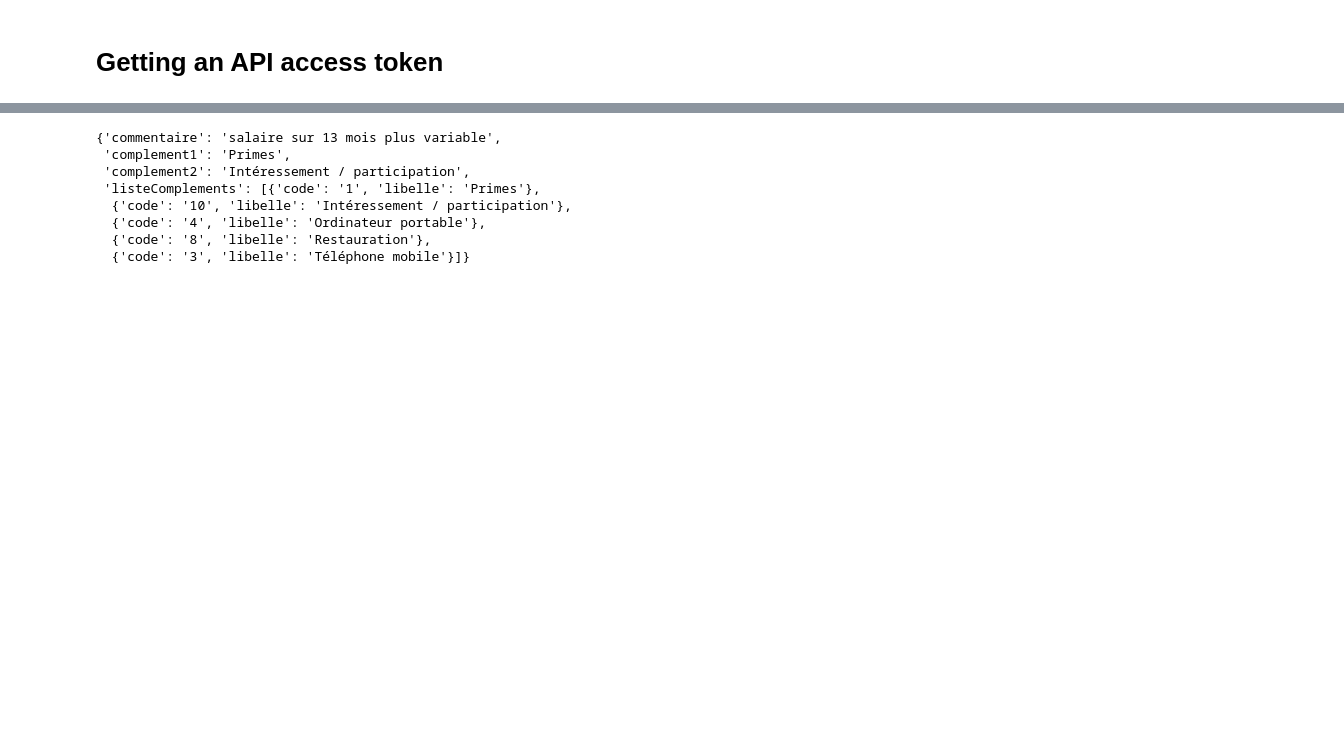
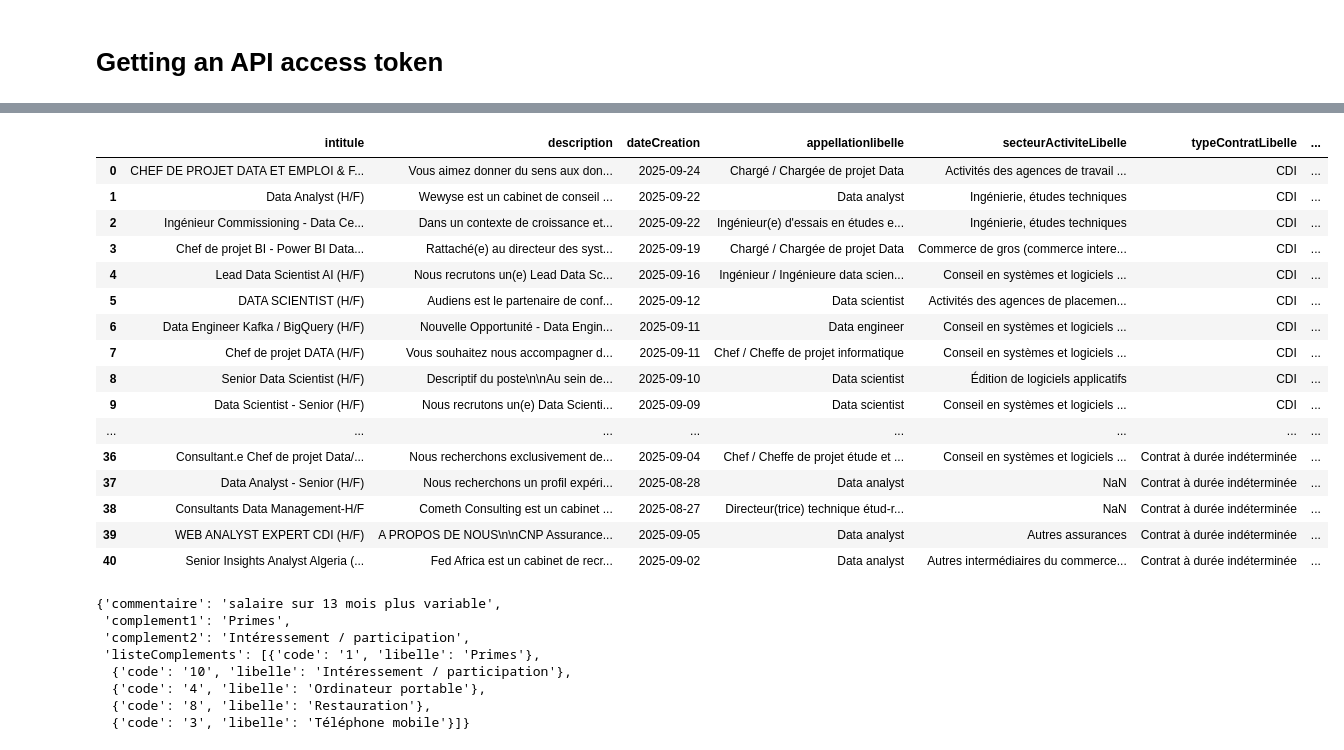
Before and after one commit to highxsky/airflow_project, a Jupyter notebook: airflow_dag.ipynb, the cells around one changed output, grey strips where cells are left out. Saved outputs shown, nothing was run; the diff lists cells and outputs as text; code cells hidden in the pictures; blank space fills up the shorter version.

```diff
--- a/airflow_dag.ipynb
+++ b/airflow_dag.ipynb
@@ -132,6 +139,26 @@ offres_df["dateCreation"] = pd.to_datetime(offres_df["dateCreation"]).dt.date
 
 # get the max creation date for offers
 max_date = offres_df["dateCreation"].max()
+# %%
+offres_df
+# %% [output]
+|  | intitule | description | dateCreation | appellationlibelle | secteurActiviteLibelle | typeContratLibelle | ... |
+| 0 | CHEF DE PROJET DATA ET EMPLOI & F... | Vous aimez donner du sens aux don... | 2025-09-24 | Chargé / Chargée de projet Data | Activités des agences de travail ... | CDI | ... |
+| 1 | Data Analyst (H/F) | Wewyse est un cabinet de conseil ... | 2025-09-22 | Data analyst | Ingénierie, études techniques | CDI | ... |
+| 2 | Ingénieur Commissioning - Data Ce... | Dans un contexte de croissance et... | 2025-09-22 | Ingénieur(e) d'essais en études e... | Ingénierie, études techniques | CDI | ... |
+| 3 | Chef de projet BI - Power BI Data... | Rattaché(e) au directeur des syst... | 2025-09-19 | Chargé / Chargée de projet Data | Commerce de gros (commerce intere... | CDI | ... |
+| 4 | Lead Data Scientist AI (H/F) | Nous recrutons un(e) Lead Data Sc... | 2025-09-16 | Ingénieur / Ingénieure data scien... | Conseil en systèmes et logiciels ... | CDI | ... |
+| 5 | DATA SCIENTIST (H/F) | Audiens est le partenaire de conf... | 2025-09-12 | Data scientist | Activités des agences de placemen... | CDI | ... |
+| 6 | Data Engineer Kafka / BigQuery (H/F) | Nouvelle Opportunité - Data Engin... | 2025-09-11 | Data engineer | Conseil en systèmes et logiciels ... | CDI | ... |
+| 7 | Chef de projet DATA (H/F) | Vous souhaitez nous accompagner d... | 2025-09-11 | Chef / Cheffe de projet informatique | Conseil en systèmes et logiciels ... | CDI | ... |
+| 8 | Senior Data Scientist (H/F) | Descriptif du poste\n\nAu sein de... | 2025-09-10 | Data scientist | Édition de logiciels applicatifs | CDI | ... |
+| 9 | Data Scientist - Senior (H/F) | Nous recrutons un(e) Data Scienti... | 2025-09-09 | Data scientist | Conseil en systèmes et logiciels ... | CDI | ... |
+| ... | ... | ... | ... | ... | ... | ... | ... |
+| 36 | Consultant.e Chef de projet Data/... | Nous recherchons exclusivement de... | 2025-09-04 | Chef / Cheffe de projet étude et ... | Conseil en systèmes et logiciels ... | Contrat à durée indéterminée | ... |
+| 37 | Data Analyst - Senior (H/F) | Nous recherchons un profil expéri... | 2025-08-28 | Data analyst | NaN | Contrat à durée indéterminée | ... |
+| 38 | Consultants Data Management-H/F | Cometh Consulting est un cabinet ... | 2025-08-27 | Directeur(trice) technique étud-r... | NaN | Contrat à durée indéterminée | ... |
+| 39 | WEB ANALYST EXPERT CDI (H/F) | A PROPOS DE NOUS\n\nCNP Assurance... | 2025-09-05 | Data analyst | Autres assurances | Contrat à durée indéterminée | ... |
+| 40 | Senior Insights Analyst Algeria (... | Fed Africa est un cabinet de recr... | 2025-09-02 | Data analyst | Autres intermédiaires du commerce... | Contrat à durée indéterminée | ... |
 # %%
 # filters on row 1, column salaire value and shows the data
 offres_df.iloc[3, 6]
```
Also changed, not shown: parts of 5 cells of this notebook, 12 other files.
